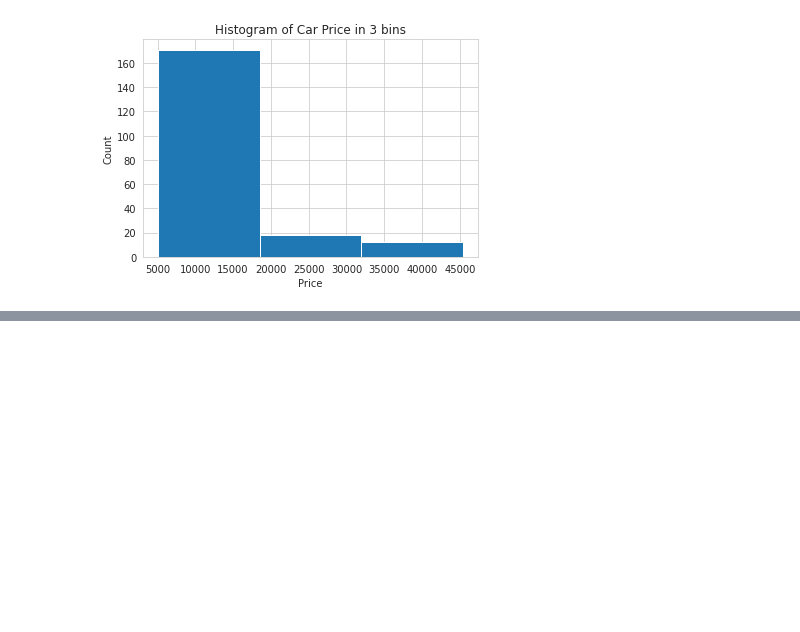
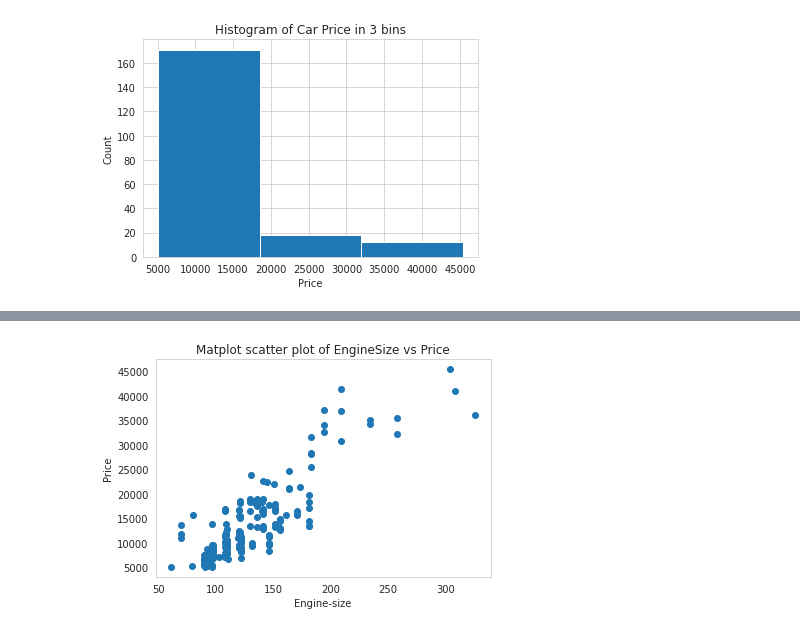
Before and after one commit to Binod-budathoki/Analyzing_selling_price_of_used_cars, a Jupyter notebook: PythonDataExploration.ipynb, the cells around one changed output, grey strips where cells are left out. Drawn from its saved outputs; the diff is of its cells as text; code cells hidden in the pictures; blank space fills up the shorter version.

```diff
--- a/PythonDataExploration.ipynb
+++ b/PythonDataExploration.ipynb
@@ -253,0 +322,3 @@ plt.show()
+# %%
+df["engine-size"]=df["engine-size"].astype("float")
+df["engine-size"]
@@ -253,0 +338,9 @@ plt.show()
+# %%
+plt.scatter(df["engine-size"],df["price"])
+plt.title('Matplot scatter plot of EngineSize vs Price')
+plt.xlabel("Engine-size")
+plt.ylabel("Price")
+plt.grid()
+plt.show()
+# %% [output]
+[figure, added]
```
Also changed, not shown: parts of 7 cells of this notebook.
